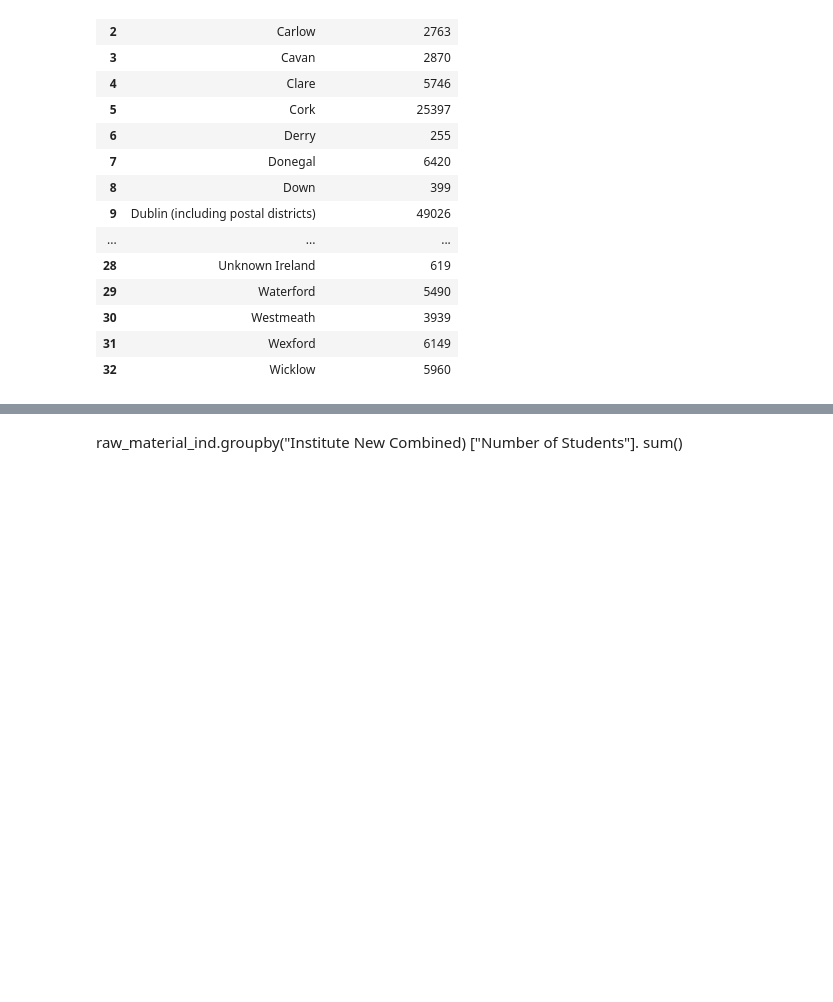
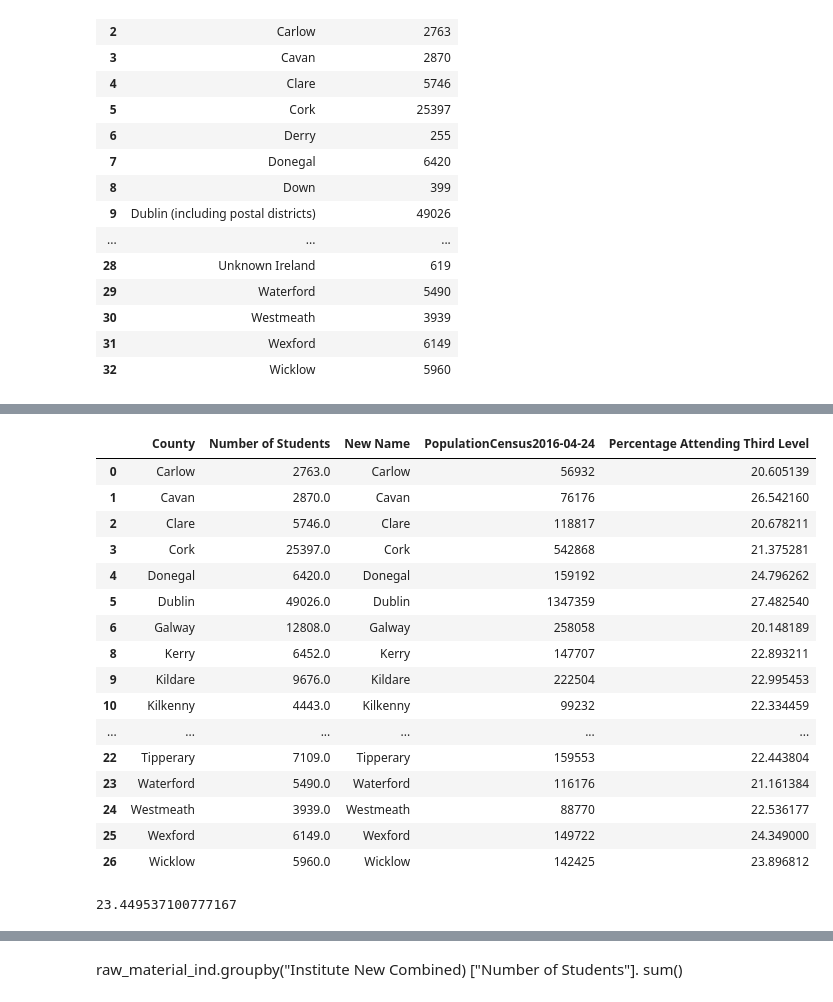
Before and after one commit to rhayeswaterford/UCDProject, a Jupyter notebook: Richard Hayes UCD Project.ipynb, the cells around one changed output, grey strips where cells are left out. Saved outputs shown, nothing was run; the diff lists cells and outputs as text; code cells hidden in the pictures; blank space fills up the shorter version.

```diff
--- a/Richard Hayes UCD Project.ipynb
+++ b/Richard Hayes UCD Project.ipynb
@@ -242,0 +282,24 @@ KeyError: 'Name'
+# %%
+merged_population_counties
+# %% [output]
+|  | County | Number of Students | New Name | PopulationCensus2016-04-24 | Percentage Attending Third Level |
+| 0 | Carlow | 2763.0 | Carlow | 56932 | 20.605139 |
+| 1 | Cavan | 2870.0 | Cavan | 76176 | 26.542160 |
+| 2 | Clare | 5746.0 | Clare | 118817 | 20.678211 |
+| 3 | Cork | 25397.0 | Cork | 542868 | 21.375281 |
+| 4 | Donegal | 6420.0 | Donegal | 159192 | 24.796262 |
+| 5 | Dublin | 49026.0 | Dublin | 1347359 | 27.482540 |
+| 6 | Galway | 12808.0 | Galway | 258058 | 20.148189 |
+| 8 | Kerry | 6452.0 | Kerry | 147707 | 22.893211 |
+| 9 | Kildare | 9676.0 | Kildare | 222504 | 22.995453 |
+| 10 | Kilkenny | 4443.0 | Kilkenny | 99232 | 22.334459 |
+| ... | ... | ... | ... | ... | ... |
+| 22 | Tipperary | 7109.0 | Tipperary | 159553 | 22.443804 |
+| 23 | Waterford | 5490.0 | Waterford | 116176 | 21.161384 |
+| 24 | Westmeath | 3939.0 | Westmeath | 88770 | 22.536177 |
+| 25 | Wexford | 6149.0 | Wexford | 149722 | 24.349000 |
+| 26 | Wicklow | 5960.0 | Wicklow | 142425 | 23.896812 |
+# %%
+print(merged_population_counties["Percentage Attending Third Level"].mean())
+# %% [output]
+23.449537100777167
```
Also changed, not shown: parts of 37 cells of this notebook.
